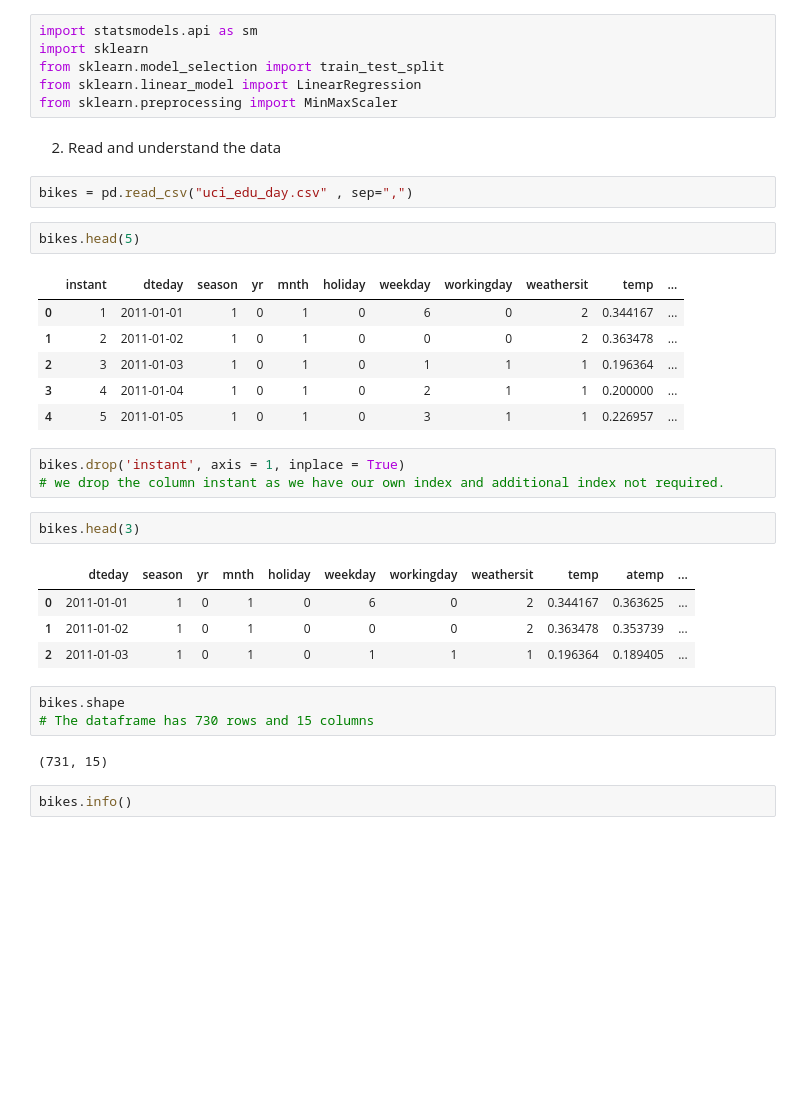
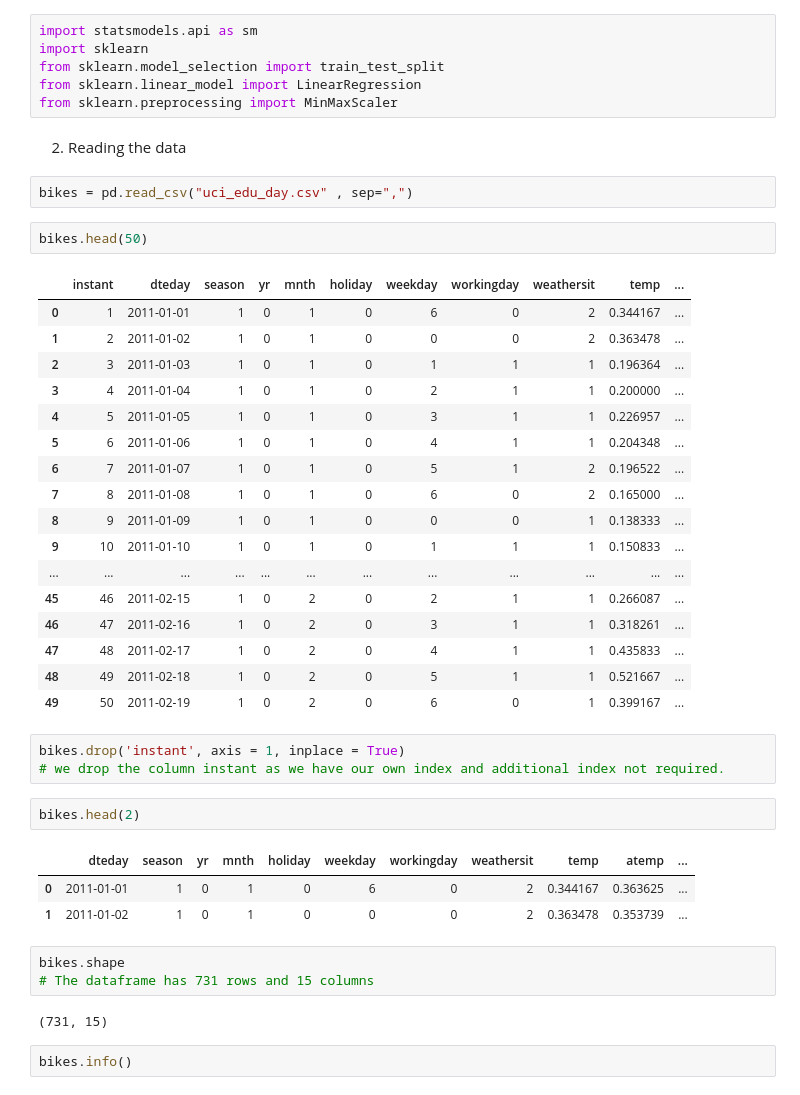
Before and after one commit to sfdatade/machine_learning_bikes_project, a Jupyter notebook: Bpp.ipynb, the cells around one changed output. Cells and saved outputs as stored; diff of their text form; blank space fills up the shorter version.

Commit message:
machine_learning_bikes_exercises_a18

```diff
--- a/Bpp.ipynb
+++ b/Bpp.ipynb
@@ -21,31 +23,41 @@ from sklearn.model_selection import train_test_split
 from sklearn.linear_model import LinearRegression
 from sklearn.preprocessing import MinMaxScaler
 # %% [markdown]
-2. Read and understand the data
+2. Reading the data
 # %%
 bikes = pd.read_csv("uci_edu_day.csv" , sep=",")
 # %%
-bikes.head(5)
+bikes.head(50)
 # %% [output]
 |  | instant | dteday | season | yr | mnth | holiday | weekday | workingday | weathersit | temp | ... |
 | 0 | 1 | 2011-01-01 | 1 | 0 | 1 | 0 | 6 | 0 | 2 | 0.344167 | ... |
 | 1 | 2 | 2011-01-02 | 1 | 0 | 1 | 0 | 0 | 0 | 2 | 0.363478 | ... |
 | 2 | 3 | 2011-01-03 | 1 | 0 | 1 | 0 | 1 | 1 | 1 | 0.196364 | ... |
 | 3 | 4 | 2011-01-04 | 1 | 0 | 1 | 0 | 2 | 1 | 1 | 0.200000 | ... |
 | 4 | 5 | 2011-01-05 | 1 | 0 | 1 | 0 | 3 | 1 | 1 | 0.226957 | ... |
+| 5 | 6 | 2011-01-06 | 1 | 0 | 1 | 0 | 4 | 1 | 1 | 0.204348 | ... |
+| 6 | 7 | 2011-01-07 | 1 | 0 | 1 | 0 | 5 | 1 | 2 | 0.196522 | ... |
+| 7 | 8 | 2011-01-08 | 1 | 0 | 1 | 0 | 6 | 0 | 2 | 0.165000 | ... |
+| 8 | 9 | 2011-01-09 | 1 | 0 | 1 | 0 | 0 | 0 | 1 | 0.138333 | ... |
+| 9 | 10 | 2011-01-10 | 1 | 0 | 1 | 0 | 1 | 1 | 1 | 0.150833 | ... |
+| ... | ... | ... | ... | ... | ... | ... | ... | ... | ... | ... | ... |
+| 45 | 46 | 2011-02-15 | 1 | 0 | 2 | 0 | 2 | 1 | 1 | 0.266087 | ... |
+| 46 | 47 | 2011-02-16 | 1 | 0 | 2 | 0 | 3 | 1 | 1 | 0.318261 | ... |
+| 47 | 48 | 2011-02-17 | 1 | 0 | 2 | 0 | 4 | 1 | 1 | 0.435833 | ... |
+| 48 | 49 | 2011-02-18 | 1 | 0 | 2 | 0 | 5 | 1 | 1 | 0.521667 | ... |
+| 49 | 50 | 2011-02-19 | 1 | 0 | 2 | 0 | 6 | 0 | 1 | 0.399167 | ... |
 # %%
 bikes.drop('instant', axis = 1, inplace = True)
 # we drop the column instant as we have our own index and additional index not required.
 # %%
-bikes.head(3)
+bikes.head(2)
 # %% [output]
 |  | dteday | season | yr | mnth | holiday | weekday | workingday | weathersit | temp | atemp | ... |
 | 0 | 2011-01-01 | 1 | 0 | 1 | 0 | 6 | 0 | 2 | 0.344167 | 0.363625 | ... |
 | 1 | 2011-01-02 | 1 | 0 | 1 | 0 | 0 | 0 | 2 | 0.363478 | 0.353739 | ... |
-| 2 | 2011-01-03 | 1 | 0 | 1 | 0 | 1 | 1 | 1 | 0.196364 | 0.189405 | ... |
 # %%
 bikes.shape
-# The dataframe has 730 rows and 15 columns
+# The dataframe has 731 rows and 15 columns
 # %% [output]
 (731, 15)
 # %%
```
Also changed, not shown: parts of 10 cells of this notebook.
